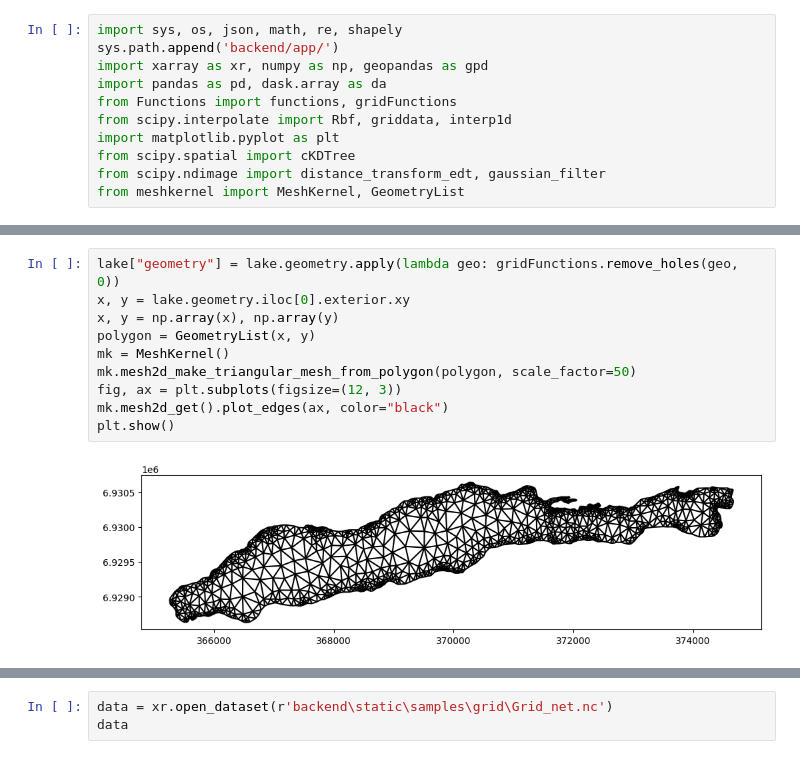
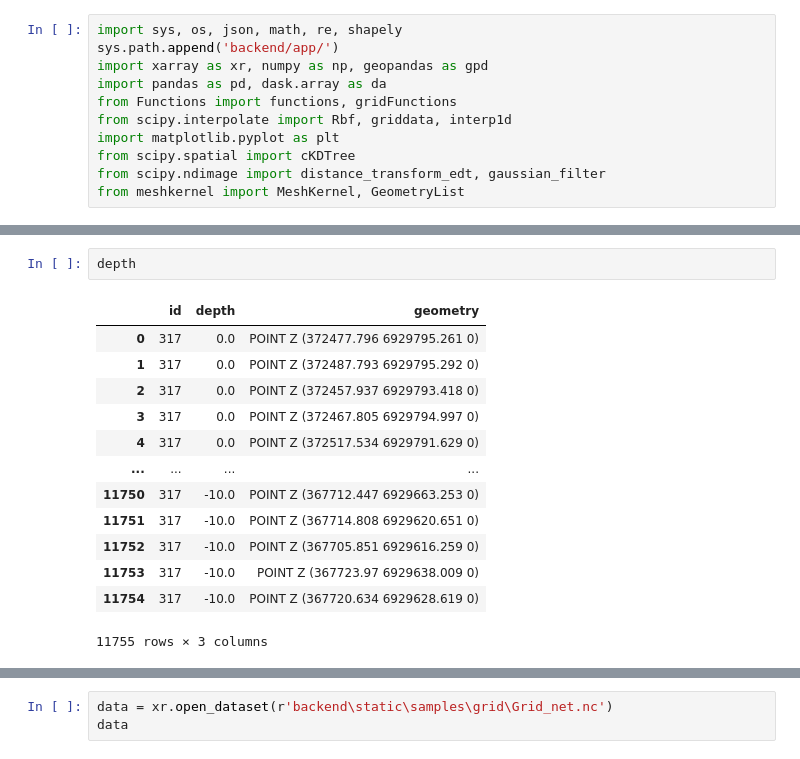
Before and after one commit to NTNUSmartWater/DigiH2O-Platform, a Jupyter notebook: process.ipynb, the cells around one changed output, grey strips where cells are left out. Drawn from its saved outputs; the diff is of its cells as text.

```diff
--- a/process.ipynb
+++ b/process.ipynb
@@ -29,14 +25,18 @@ point = gpd.GeoDataFrame(vertices_with_id, geometry="coord", crs=lake.crs)
-# %%
-lake["geometry"] = lake.geometry.apply(lambda geo: gridFunctions.remove_holes(geo, 0))
-x, y = lake.geometry.iloc[0].exterior.xy
-x, y = np.array(x), np.array(y)
-polygon = GeometryList(x, y)
-mk = MeshKernel()
-mk.mesh2d_make_triangular_mesh_from_polygon(polygon, scale_factor=50)
-fig, ax = plt.subplots(figsize=(12, 3))
-mk.mesh2d_get().plot_edges(ax, color="black")
-plt.show()
-# %% [output]
-[figure, removed]
+# %%
+depth
+# %% [output]
+|  | id | depth | geometry |
+| 0 | 317 | 0.0 | POINT Z (372477.796 6929795.261 0) |
+| 1 | 317 | 0.0 | POINT Z (372487.793 6929795.292 0) |
+| 2 | 317 | 0.0 | POINT Z (372457.937 6929793.418 0) |
+| 3 | 317 | 0.0 | POINT Z (372467.805 6929794.997 0) |
+| 4 | 317 | 0.0 | POINT Z (372517.534 6929791.629 0) |
+| ... | ... | ... | ... |
+| 11750 | 317 | -10.0 | POINT Z (367712.447 6929663.253 0) |
+| 11751 | 317 | -10.0 | POINT Z (367714.808 6929620.651 0) |
+| 11752 | 317 | -10.0 | POINT Z (367705.851 6929616.259 0) |
+| 11753 | 317 | -10.0 | POINT Z (367723.97 6929638.009 0) |
+| 11754 | 317 | -10.0 | POINT Z (367720.634 6929628.619 0) |
+11755 rows × 3 columns
 # %%
 grid_uds = gridFunctions.netCDF_creator(mk, depth)
```
Also changed, not shown: parts of 6 cells of this notebook, 12 other files.
